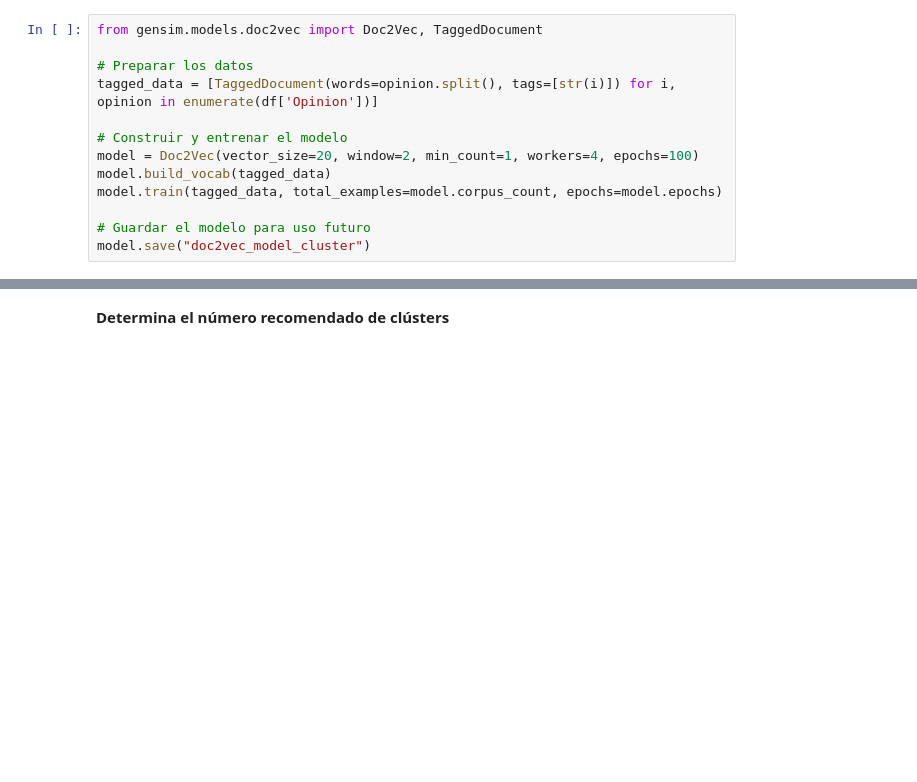
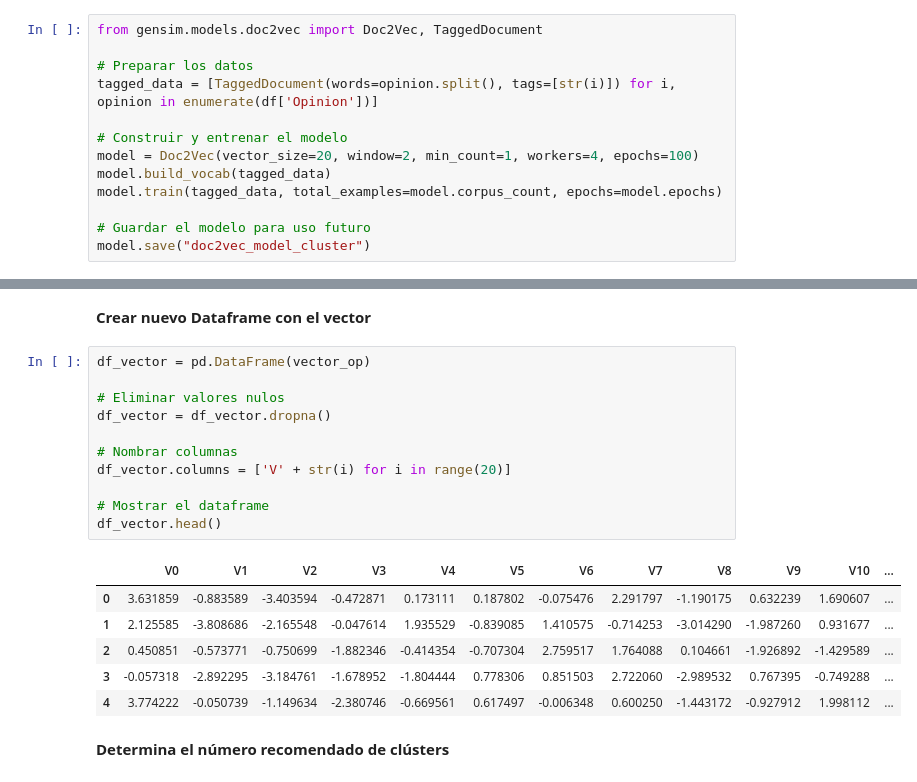
Before and after one commit to AliLogicM/ALN, a Jupyter notebook: practice4.ipynb, the cells around one changed output, grey strips where cells are left out. Drawn from its saved outputs; the diff is of its cells as text; blank space fills up the shorter version.

```diff
--- a/practice4.ipynb
+++ b/practice4.ipynb
@@ -109,2 +119,22 @@ model.save("doc2vec_model_cluster")
+# %% [markdown]
+**Crear nuevo Dataframe con el vector**
+# %%
+df_vector = pd.DataFrame(vector_op)
+
+# Eliminar valores nulos
+df_vector = df_vector.dropna()
+
+# Nombrar columnas
+df_vector.columns = ['V' + str(i) for i in range(20)]
+
+# Mostrar el dataframe
+df_vector.head()
+# %% [output]
+|  | V0 | V1 | V2 | V3 | V4 | V5 | V6 | V7 | V8 | V9 | V10 | ... |
+| 0 | 3.631859 | -0.883589 | -3.403594 | -0.472871 | 0.173111 | 0.187802 | -0.075476 | 2.291797 | -1.190175 | 0.632239 | 1.690607 | ... |
+| 1 | 2.125585 | -3.808686 | -2.165548 | -0.047614 | 1.935529 | -0.839085 | 1.410575 | -0.714253 | -3.014290 | -1.987260 | 0.931677 | ... |
+| 2 | 0.450851 | -0.573771 | -0.750699 | -1.882346 | -0.414354 | -0.707304 | 2.759517 | 1.764088 | 0.104661 | -1.926892 | -1.429589 | ... |
+| 3 | -0.057318 | -2.892295 | -3.184761 | -1.678952 | -1.804444 | 0.778306 | 0.851503 | 2.722060 | -2.989532 | 0.767395 | -0.749288 | ... |
+| 4 | 3.774222 | -0.050739 | -1.149634 | -2.380746 | -0.669561 | 0.617497 | -0.006348 | 0.600250 | -1.443172 | -0.927912 | 1.998112 | ... |
 # %% [markdown]
 **Determina el número recomendado de clústers**
```
Also changed, not shown: parts of 25 cells of this notebook, 4 other files.
